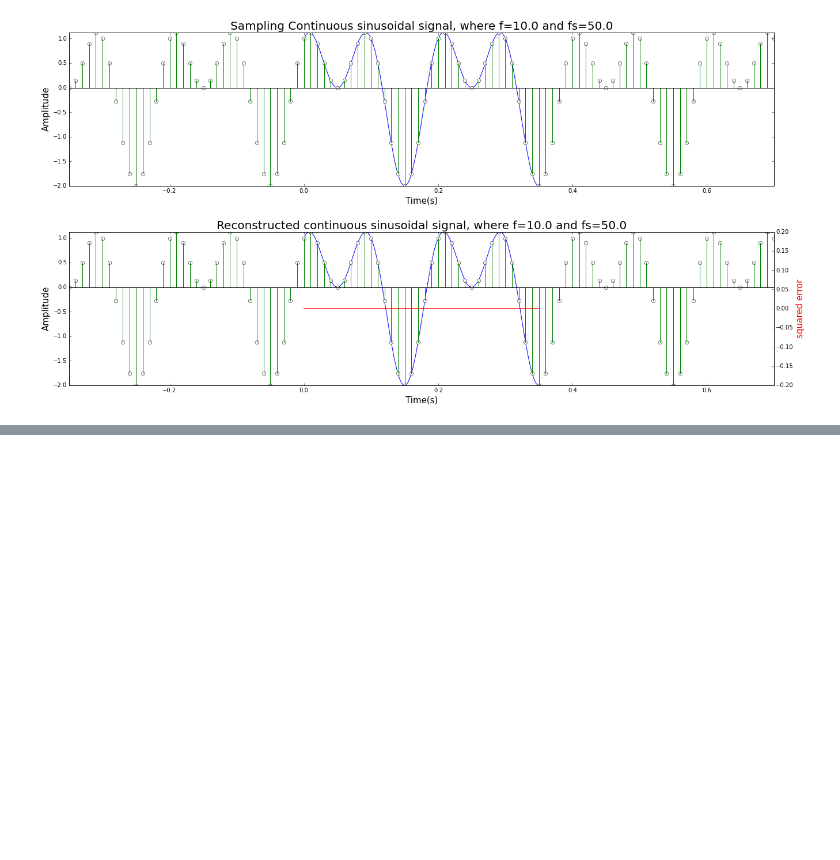
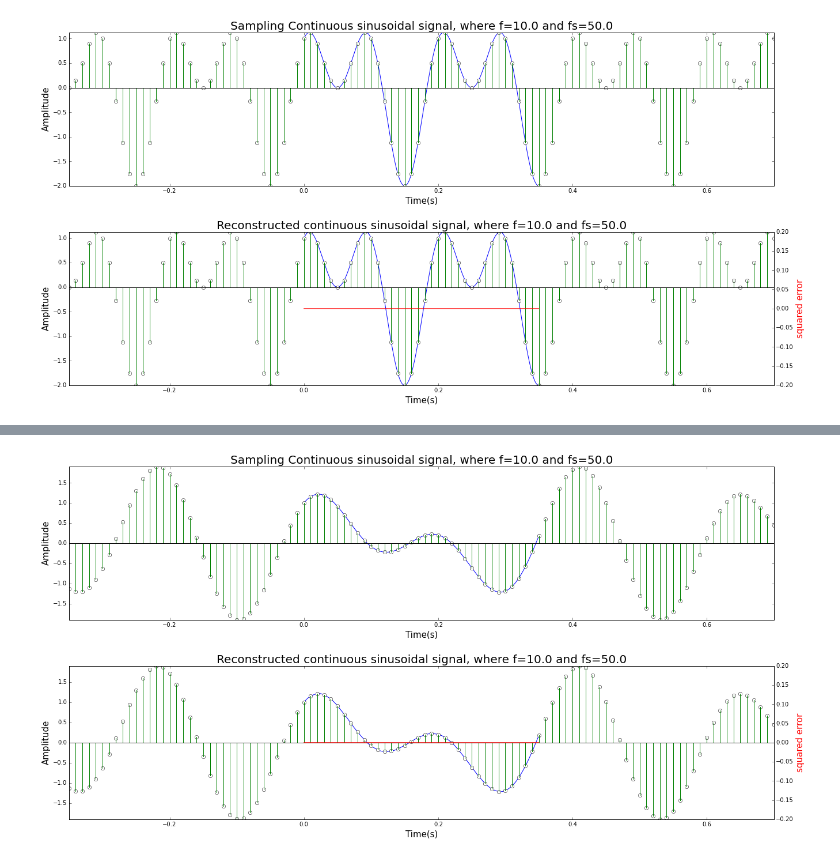
Before and after one commit to Roman2204/Shannon_Sampling_Theorem, a Jupyter notebook: Signal Sampling new vision.ipynb, the cells around one changed output, grey strips where cells are left out. Cells and saved outputs as stored; diff of their text form; code cells hidden in the pictures; blank space fills up the shorter version.

```diff
--- a/Signal Sampling new vision.ipynb
+++ b/Signal Sampling new vision.ipynb
@@ -80,0 +90,10 @@ Signal_reconstruction(Contiguous_signal_function, f, fs, time_interval)
+# %%
+def Contiguous_signal_function_3(t):
+    return np.cos( 3 * f * t ) + np.sin( 2 * f * t )
+# %%
+f = 10.0  # Hz, signal frequency
+fs = 50.0 # Hz, sampling rate (ie. >= 2*f)
+time_interval = 0.35 # Distance from zero
+Signal_reconstruction(Contiguous_signal_function_3, f, fs, time_interval)
+# %% [output]
+[figure, added]
```
Also changed, not shown: parts of 7 cells of this notebook.
